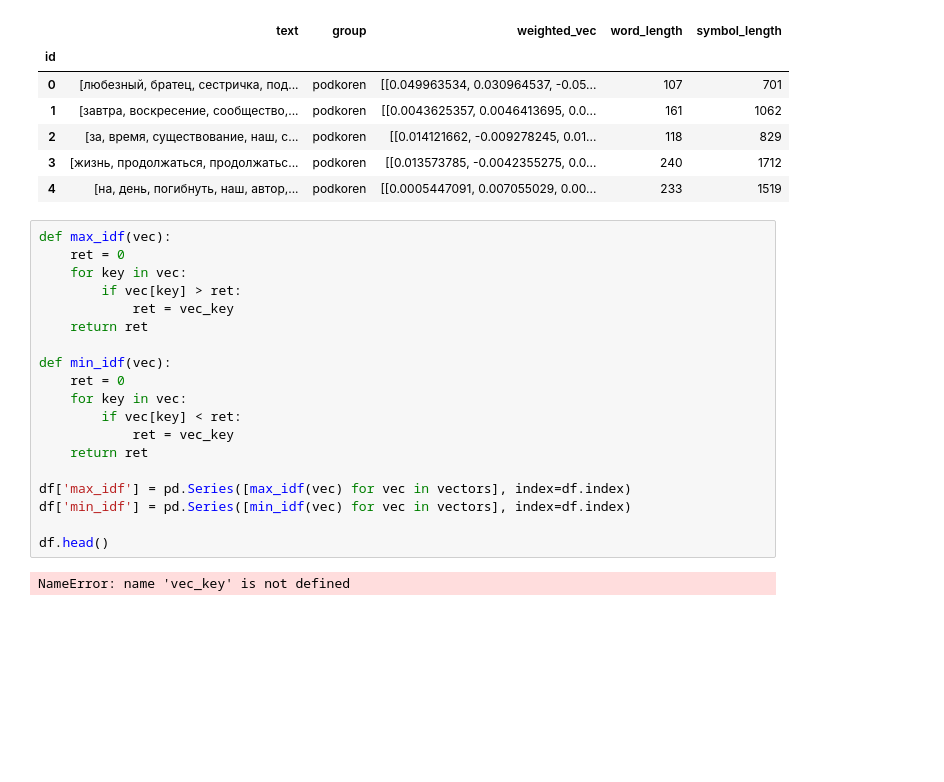
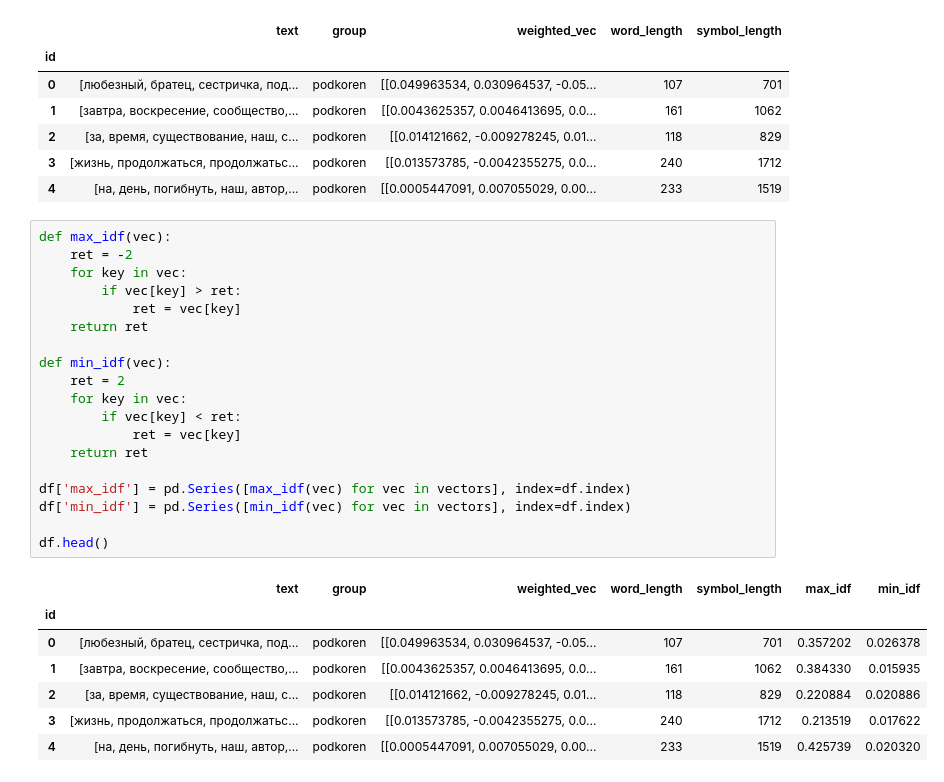
Before and after one commit to leramorozova/DS_Courses, a Jupyter notebook: LingvoDS_sect/DS_Project_sect.ipynb, the cells around one changed output. Cells and saved outputs as stored; diff of their text form; blank space fills up the shorter version.

```diff
--- a/LingvoDS_sect/DS_Project_sect.ipynb
+++ b/LingvoDS_sect/DS_Project_sect.ipynb
@@ -512,22 +510,28 @@ df.head()
 | 4 | [на, день, погибнуть, наш, автор,... | podkoren | [[0.0005447091, 0.007055029, 0.00... | 233 | 1519 |
 # %%
 def max_idf(vec):
-    ret = 0
+    ret = -2
     for key in vec:
         if vec[key] > ret:
-            ret = vec_key
+            ret = vec[key]
     return ret
 
 def min_idf(vec):
-    ret = 0
+    ret = 2
     for key in vec:
         if vec[key] < ret:
-            ret = vec_key
+            ret = vec[key]
     return ret
 
 df['max_idf'] = pd.Series([max_idf(vec) for vec in vectors], index=df.index)
 df['min_idf'] = pd.Series([min_idf(vec) for vec in vectors], index=df.index)
 
 df.head()
 # %% [output]
-NameError: name 'vec_key' is not defined
+|  | text | group | weighted_vec | word_length | symbol_length | max_idf | min_idf |
+| id |  |  |  |  |  |  |  |
+| 0 | [любезный, братец, сестричка, под... | podkoren | [[0.049963534, 0.030964537, -0.05... | 107 | 701 | 0.357202 | 0.026378 |
+| 1 | [завтра, воскресение, сообщество,... | podkoren | [[0.0043625357, 0.0046413695, 0.0... | 161 | 1062 | 0.384330 | 0.015935 |
+| 2 | [за, время, существование, наш, с... | podkoren | [[0.014121662, -0.009278245, 0.01... | 118 | 829 | 0.220884 | 0.020886 |
+| 3 | [жизнь, продолжаться, продолжатьс... | podkoren | [[0.013573785, -0.0042355275, 0.0... | 240 | 1712 | 0.213519 | 0.017622 |
+| 4 | [на, день, погибнуть, наш, автор,... | podkoren | [[0.0005447091, 0.007055029, 0.00... | 233 | 1519 | 0.425739 | 0.020320 |
```
Also changed, not shown: parts of 1 cell of this notebook.
